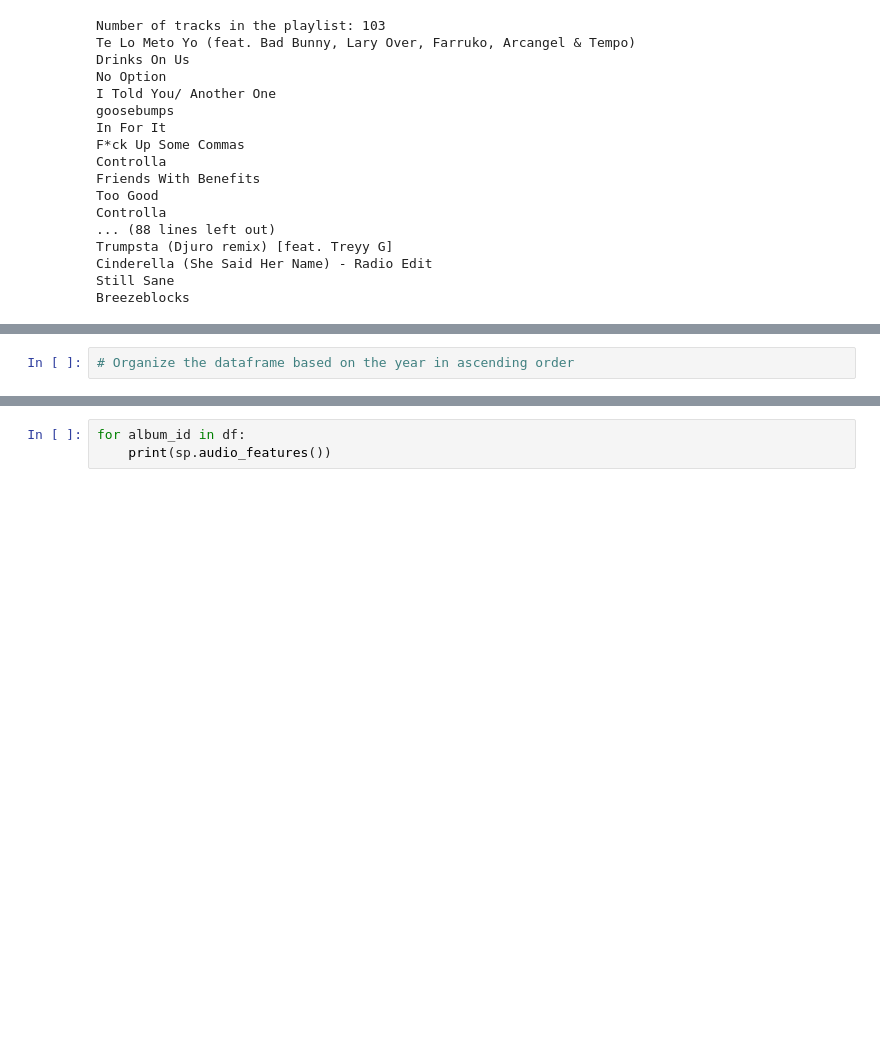
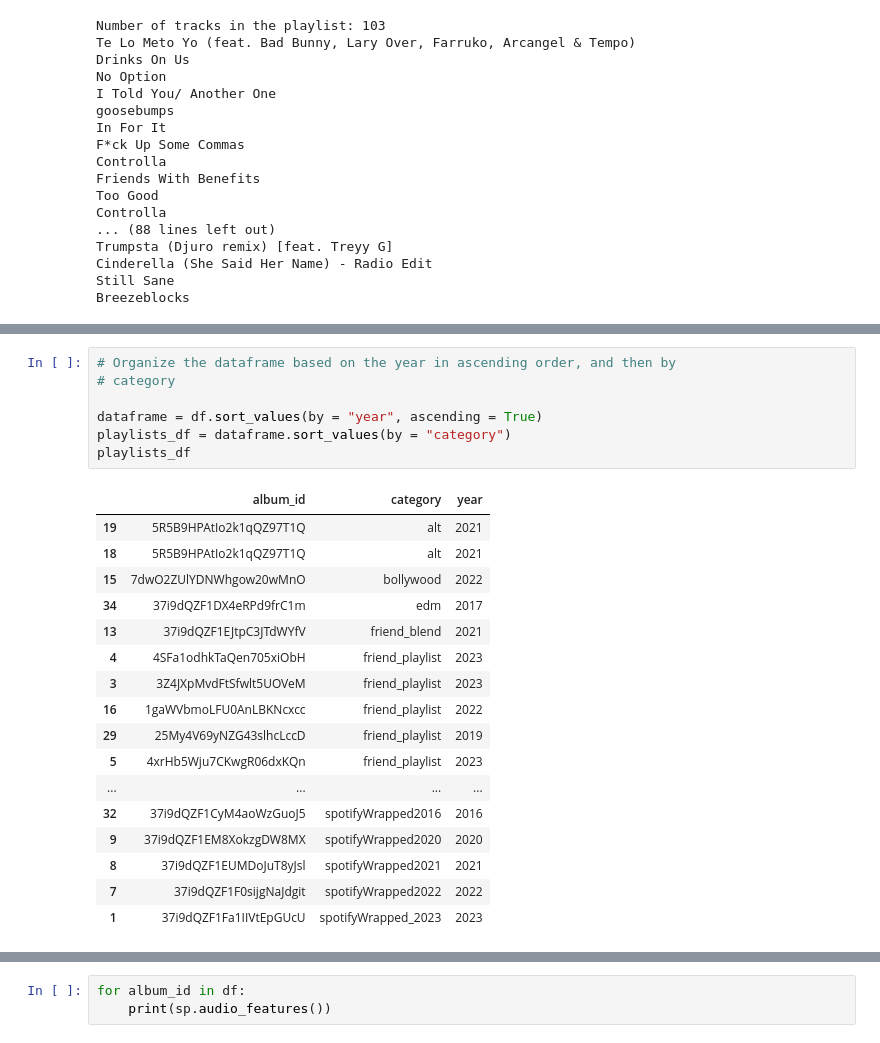
Before and after one commit to ppatel0910/mySpotify_and_machine_learning, a Jupyter notebook: second.ipynb, the cells around one changed output, grey strips where cells are left out. Cells and saved outputs as stored; diff of their text form; blank space fills up the shorter version.

```diff
--- a/second.ipynb
+++ b/second.ipynb
@@ -205,4 +207,27 @@ df
 | 36 | 37i9dQZF1DX3YSRoSdA634 | sad | 2020 |
 | 37 | 3v6ycwFEJSMECHK2OAO8Px | pop_hip_hop | 2016 |
 # %%
-# Organize the dataframe based on the year in ascending order
+# Organize the dataframe based on the year in ascending order, and then by
+# category
+
+dataframe = df.sort_values(by = "year", ascending = True)
+playlists_df = dataframe.sort_values(by = "category")
+playlists_df
+# %% [output]
+|  | album_id | category | year |
+| 19 | 5R5B9HPAtIo2k1qQZ97T1Q | alt | 2021 |
+| 18 | 5R5B9HPAtIo2k1qQZ97T1Q | alt | 2021 |
+| 15 | 7dwO2ZUlYDNWhgow20wMnO | bollywood | 2022 |
+| 34 | 37i9dQZF1DX4eRPd9frC1m | edm | 2017 |
+| 13 | 37i9dQZF1EJtpC3JTdWYfV | friend_blend | 2021 |
+| 4 | 4SFa1odhkTaQen705xiObH | friend_playlist | 2023 |
+| 3 | 3Z4JXpMvdFtSfwlt5UOVeM | friend_playlist | 2023 |
+| 16 | 1gaWVbmoLFU0AnLBKNcxcc | friend_playlist | 2022 |
+| 29 | 25My4V69yNZG43slhcLccD | friend_playlist | 2019 |
+| 5 | 4xrHb5Wju7CKwgR06dxKQn | friend_playlist | 2023 |
+| ... | ... | ... | ... |
+| 32 | 37i9dQZF1CyM4aoWzGuoJ5 | spotifyWrapped2016 | 2016 |
+| 9 | 37i9dQZF1EM8XokzgDW8MX | spotifyWrapped2020 | 2020 |
+| 8 | 37i9dQZF1EUMDoJuT8yJsl | spotifyWrapped2021 | 2021 |
+| 7 | 37i9dQZF1F0sijgNaJdgit | spotifyWrapped2022 | 2022 |
+| 1 | 37i9dQZF1Fa1IIVtEpGUcU | spotifyWrapped_2023 | 2023 |
```
Also changed, not shown: parts of 5 cells of this notebook, 1 other file.
